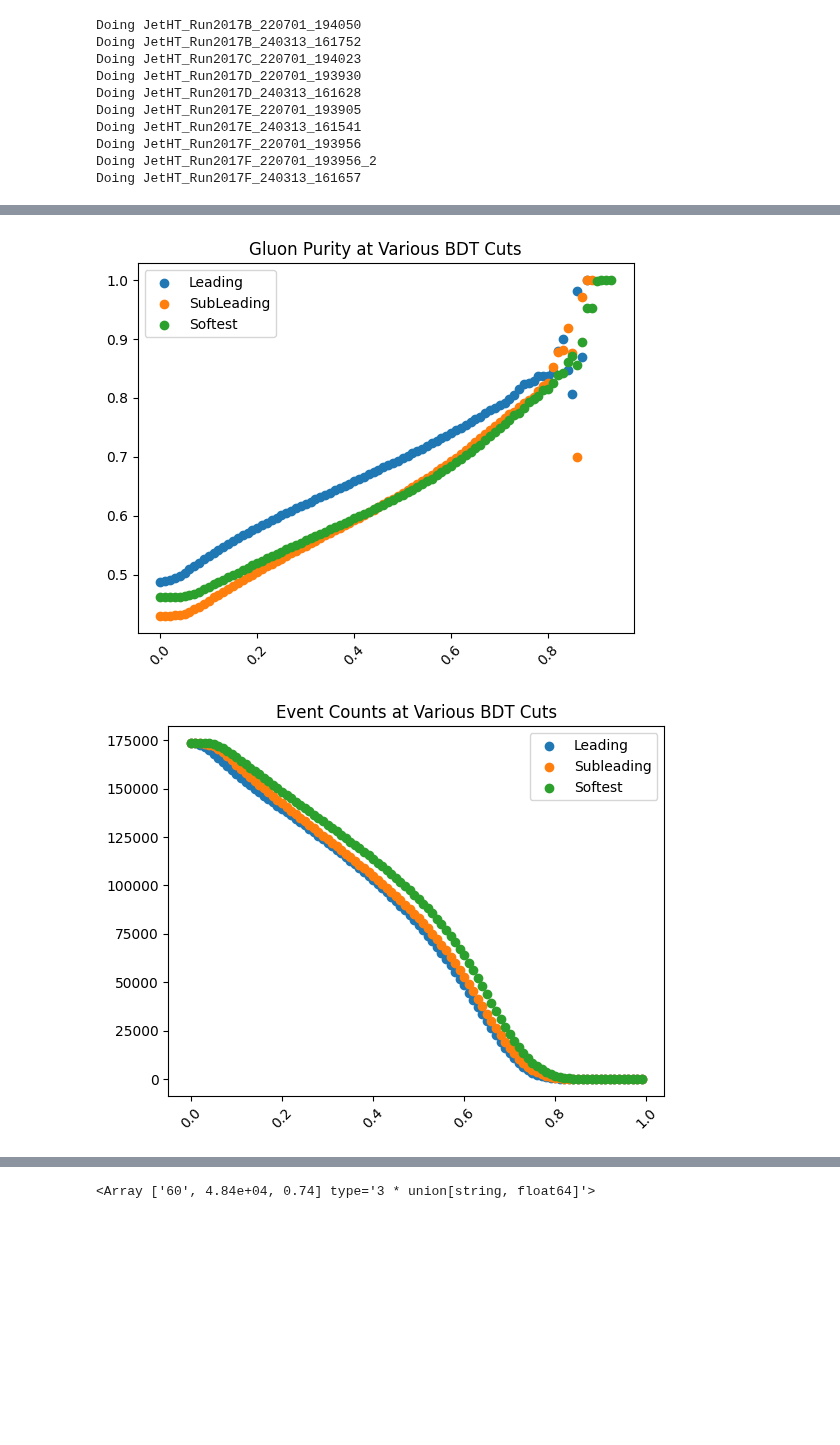
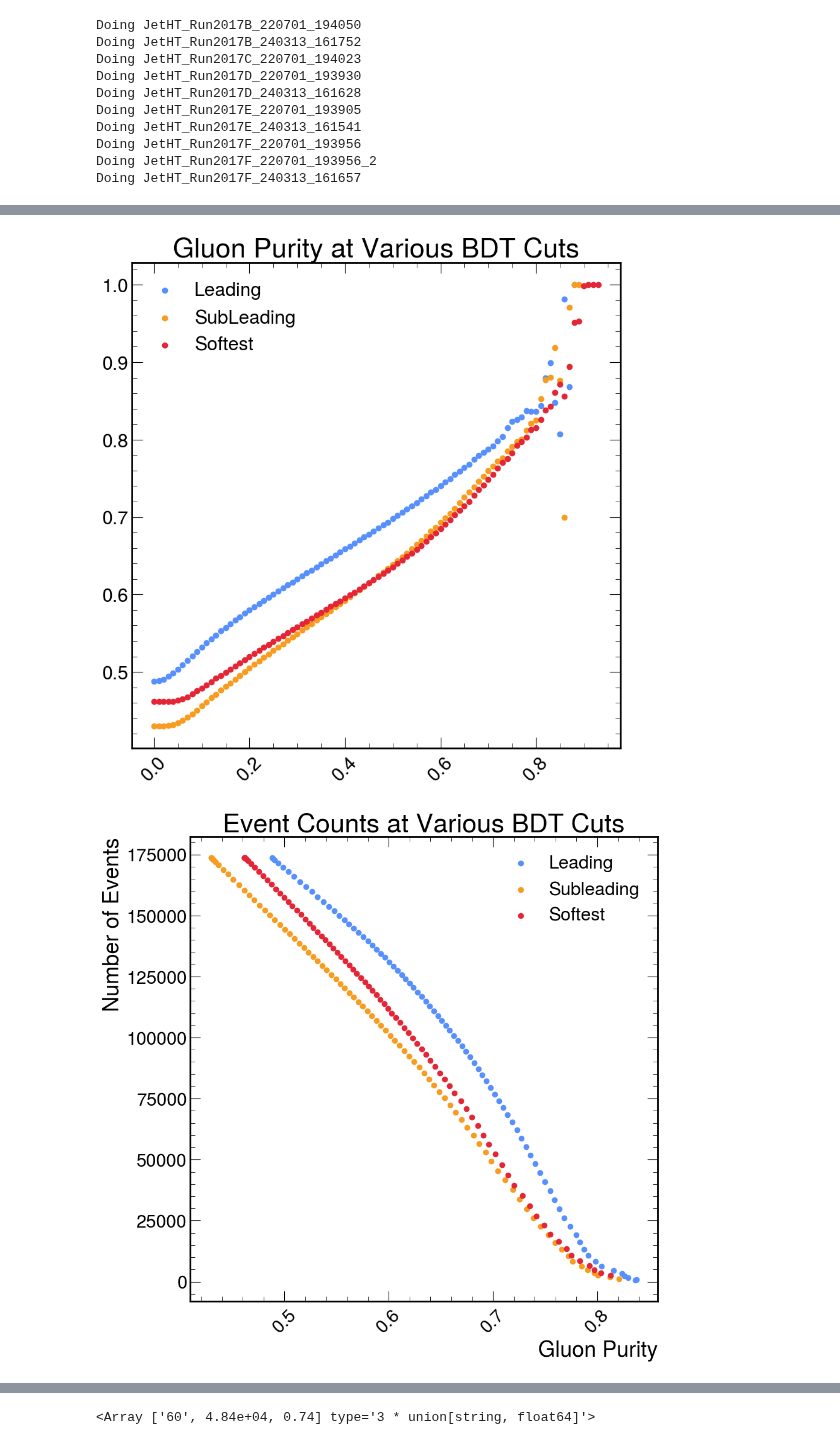
Before and after one commit to cmoore24-24/hgg, a Jupyter notebook: standalone_notebooks/skims/gluon_finding/bdt_cut.ipynb, the cells around one changed output, grey strips where cells are left out. Cells and saved outputs as stored; diff of their text form; code cells hidden in the pictures; blank space fills up the shorter version.

```diff
--- a/standalone_notebooks/skims/gluon_finding/bdt_cut.ipynb
+++ b/standalone_notebooks/skims/gluon_finding/bdt_cut.ipynb
@@ -11,7 +11,7 @@ import xgboost as xgb
 import pickle
 import mplhep as hep
 # %%
-# plt.style.use(hep.style.CMS)
+plt.style.use(hep.style.CMS)
 # %%
 qcd = {}
 path = '/project01/ndcms/cmoore24/skims/gluon_finding/mc/'
@@ -272,17 +272,20 @@ plt.xticks(rotation=45)
 plt.legend()
 plt.show()
 # %% [output]
-[figure, old version]
+[figure, new version]
 # %%
-plt.scatter(x=[int(i)/100 for i in list(lead_per.keys())], y=list(lead_counts.values()), label='Leading')
-plt.scatter(x=[int(i)/100 for i in list(sub_per.keys())], y=list(sub_counts.values()), label='Subleading')
-plt.scatter(x=[int(i)/100 for i in list(soft_per.keys())], y=list(soft_counts.values()), label='Softest')
+top_bin=80
+plt.scatter(x=list(lead_per.values())[:top_bin], y=list(lead_counts.values())[:top_bin], label='Leading')
+plt.scatter(x=list(sub_per.values())[:top_bin], y=list(sub_counts.values())[:top_bin], label='Subleading')
+plt.scatter(x=list(soft_per.values())[:top_bin], y=list(soft_counts.values())[:top_bin], label='Softest')
 plt.title('Event Counts at Various BDT Cuts')
 plt.xticks(rotation=45)
 plt.legend()
+plt.xlabel('Gluon Purity')
+plt.ylabel('Number of Events')
 plt.show()
 # %% [output]
-[figure, old version]
+[figure, new version]
 # %%
 fig, ax1 = plt.subplots()
 
```
Also changed, not shown: parts of 5 cells of this notebook, 7 other files.
